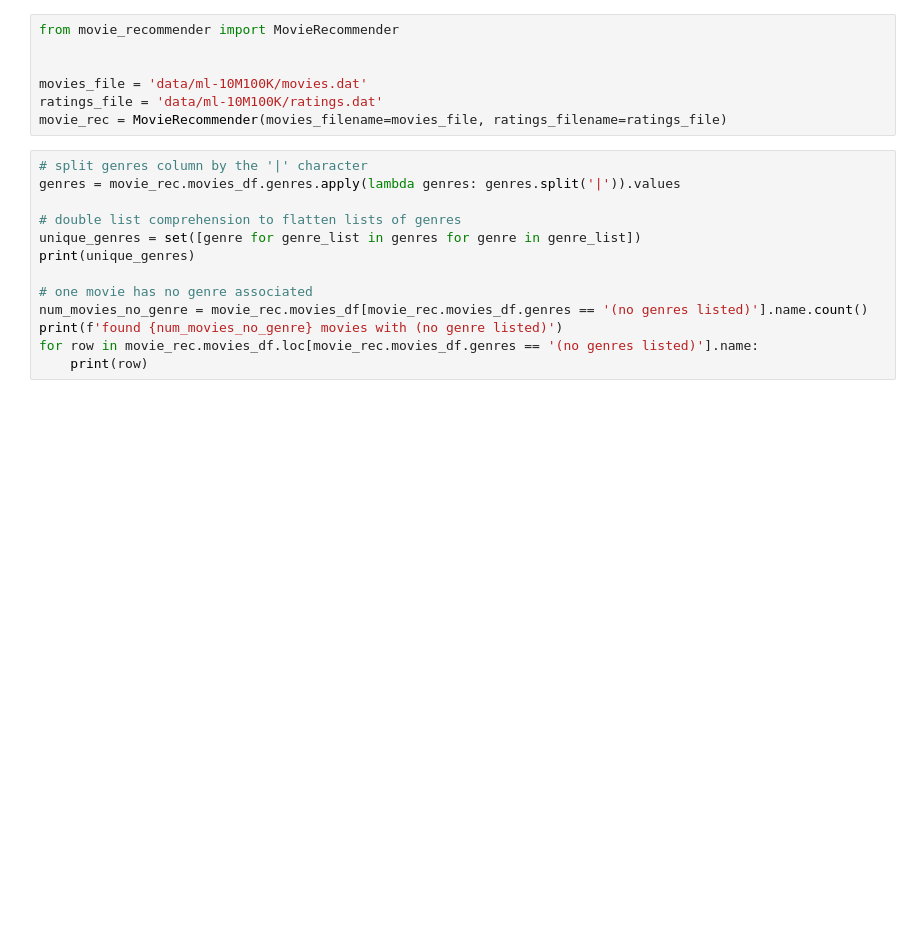
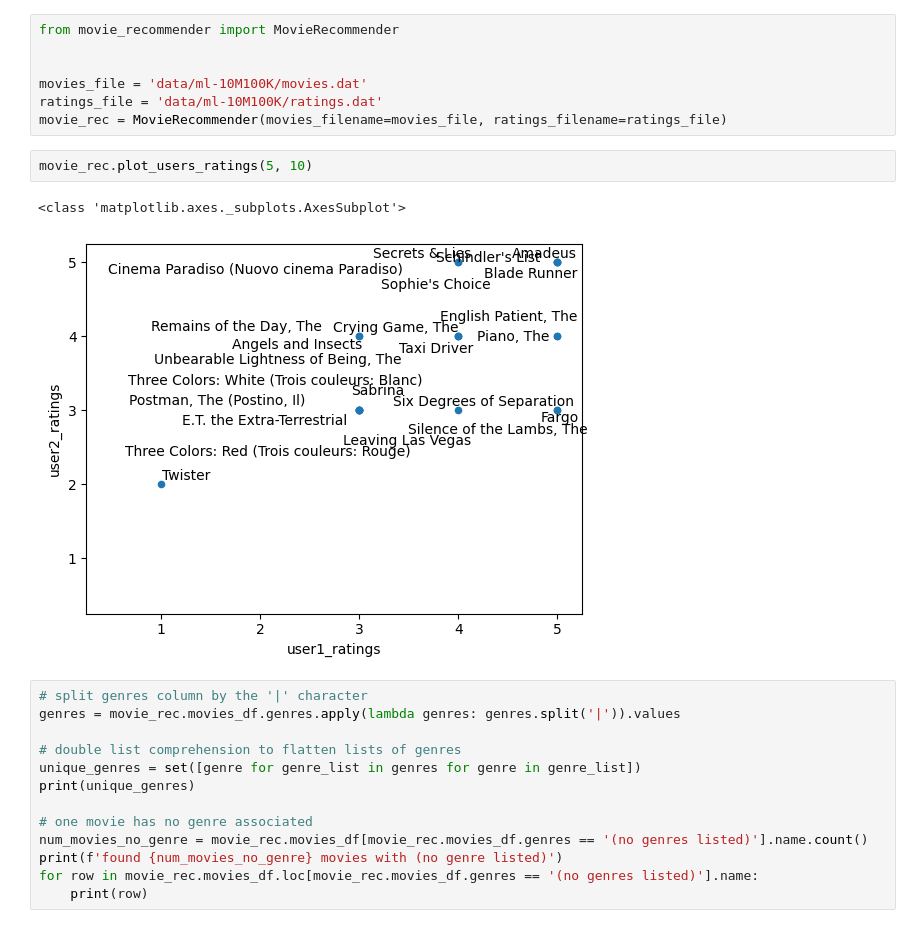
Before and after one commit to JohnMFrench/movie-recs, a Jupyter notebook: eda.ipynb, the cells around one changed output. Saved outputs shown, nothing was run; the diff lists cells and outputs as text; blank space fills up the shorter version.

Commit message:
placeholder graph figure

```diff
--- a/eda.ipynb
+++ b/eda.ipynb
@@ -19,6 +16,11 @@ from movie_recommender import MovieRecommender
 movies_file = 'data/ml-10M100K/movies.dat'
 ratings_file = 'data/ml-10M100K/ratings.dat'
 movie_rec = MovieRecommender(movies_filename=movies_file, ratings_filename=ratings_file)
+# %%
+movie_rec.plot_users_ratings(5, 10)
+# %% [output]
+<class 'matplotlib.axes._subplots.AxesSubplot'>
+[figure, added]
 # %%
 # split genres column by the '|' character
 genres = movie_rec.movies_df.genres.apply(lambda genres: genres.split('|')).values
```
Also changed, not shown: parts of 1 cell of this notebook, 4 other files.
